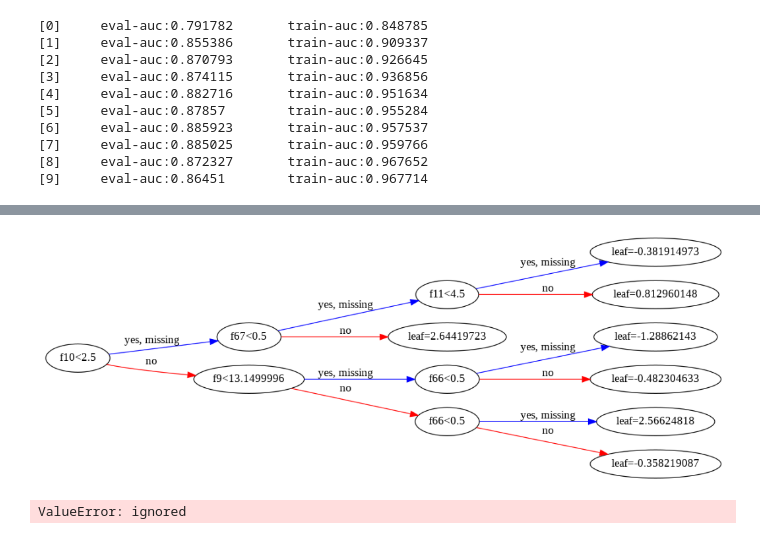
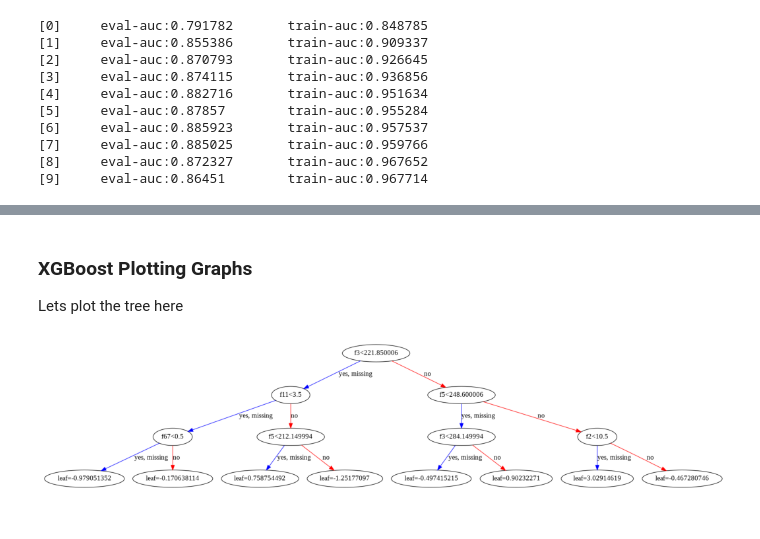
Before and after one commit to rrevuru/data-analysis, a Jupyter notebook: XGBoost_Customer_Churn.ipynb, the cells around one changed output, grey strips where cells are left out. Cells and saved outputs as stored; diff of their text form; code cells hidden in the pictures.

```diff
--- a/XGBoost_Customer_Churn.ipynb
+++ b/XGBoost_Customer_Churn.ipynb
@@ -4,13 +10,5 @@
 import pandas as pd
 import numpy as np
 import matplotlib.pyplot as plt
-plt.style.use('ggplot')
-import seaborn as sns
-from IPython.display import display
 import xgboost as xgb
 import graphviz
-from xgboost import XGBClassifier
-from xgboost import plot_tree
-import pydotplus
-import pydot
-from sklearn import tree
@@ -255,0 +239,4 @@ xgb.plot_importance(bst)
+# %%
+xgb.plot_importance(bst, max_num_features=10)
+plt.rcParams['figure.figsize'] = [5,5]
+plt.show
@@ -256,10 +246,10 @@ xgb.plot_importance(bst)
+# %% [markdown]
+### XGBoost Plotting Graphs
+
+Lets plot the tree here
 # %%
-xgb.plot_tree(bst,rankdir='LR',num_trees=2)
+xgb.plot_tree(bst,num_trees=1)
 fig = plt.gcf()
 fig.set_size_inches(18.5, 10.5)
 # %% [output]
-[figure, old version]
+[figure, new version]
-# %%
-xgb.to_graphviz(bst,fmap='Day Mins',num_trees=1)
-# %% [output]
-ValueError: ignored
```
Also changed, not shown: parts of 32 cells of this notebook.
